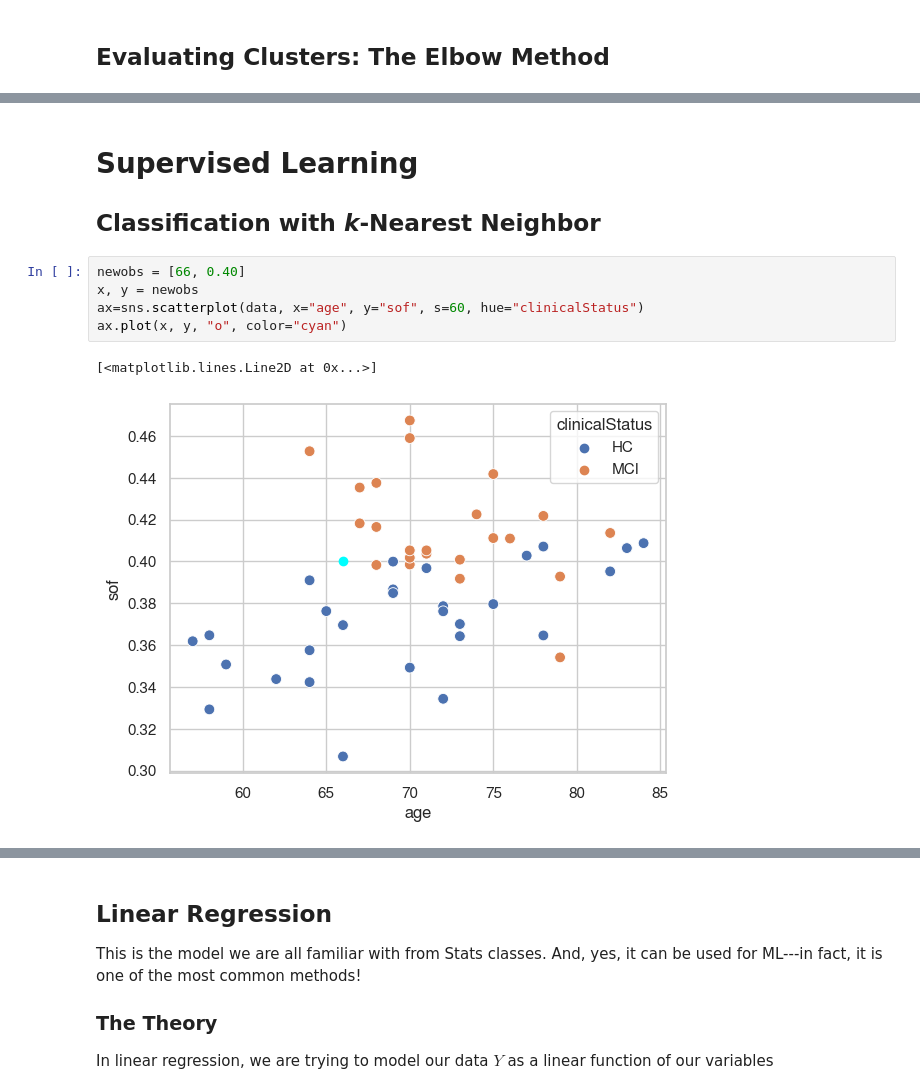
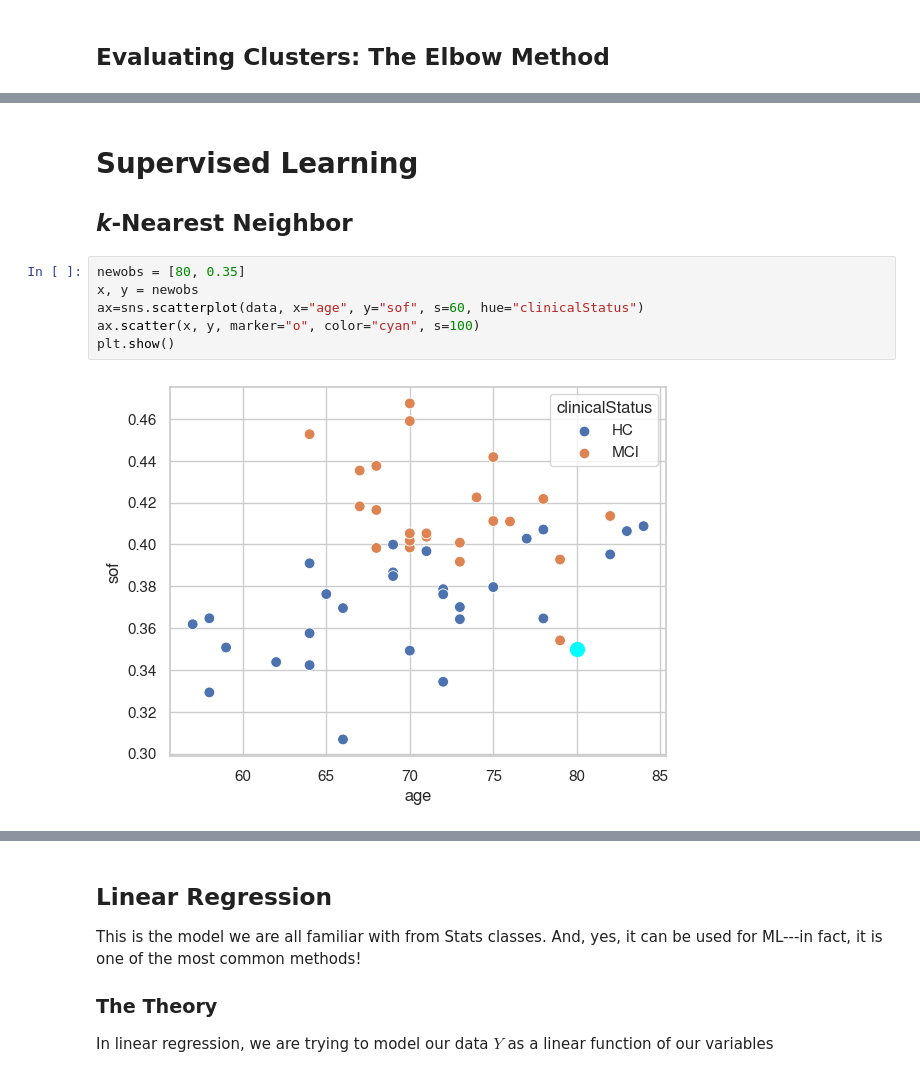
Before and after one commit to UWCCDL/LabTutorials, a Jupyter notebook: IntroToML.ipynb, the cells around one changed output, grey strips where cells are left out. Cells and saved outputs as stored; diff of their text form.

```diff
--- a/IntroToML.ipynb
+++ b/IntroToML.ipynb
@@ -184,14 +251,14 @@ plt.show()
 # %% [markdown]
 # Supervised Learning
 
-## Classification with _k_-Nearest Neighbor
+## _k_-Nearest Neighbor
 # %%
-newobs = [66, 0.40]
+newobs = [80, 0.35]
 x, y = newobs
 ax=sns.scatterplot(data, x="age", y="sof", s=60, hue="clinicalStatus")
-ax.plot(x, y, "o", color="cyan")
+ax.scatter(x, y, marker="o", color="cyan", s=100)
+plt.show()
 # %% [output]
-[<matplotlib.lines.Line2D at 0x...>]
-[figure, old version]
+[figure, new version]
 # %%
 from sklearn.neighbors import KNeighborsClassifier
```
Also changed, not shown: parts of 27 cells of this notebook.
